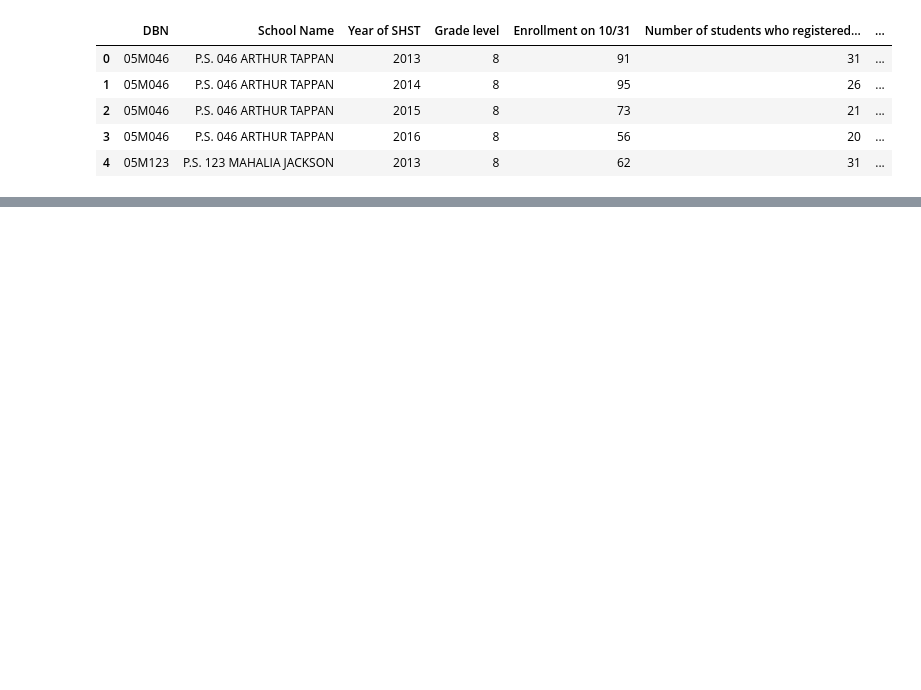
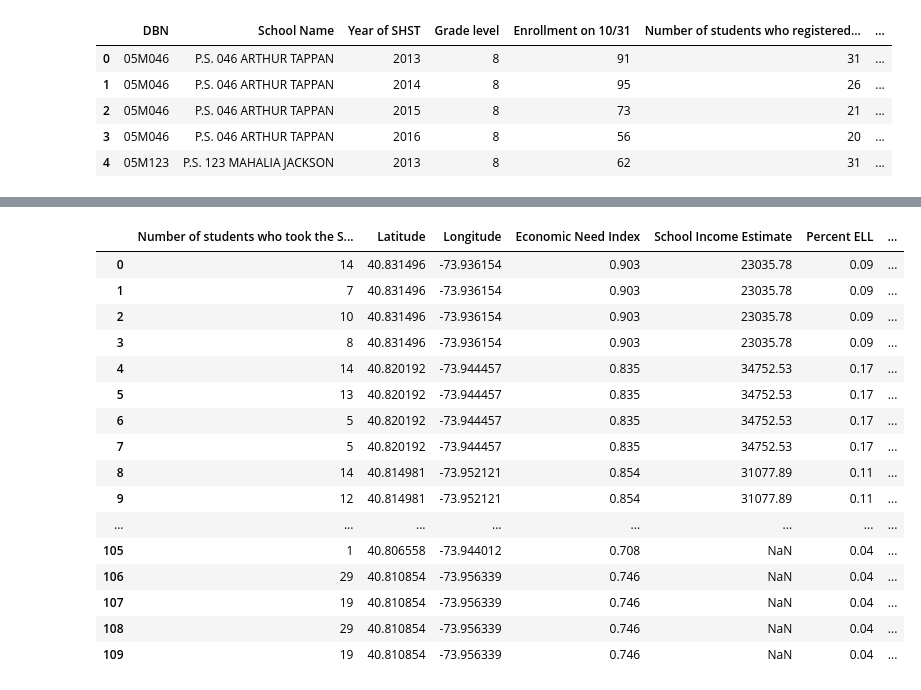
Before and after one commit to gdgupte/schools, a Jupyter notebook: EDA.ipynb, the cells around one changed output, grey strips where cells are left out. Cells and saved outputs as stored; diff of their text form; code cells hidden in the pictures; blank space fills up the shorter version.

```diff
--- a/EDA.ipynb
+++ b/EDA.ipynb
@@ -89,0 +97,2 @@ df
+# %%
+df['Student Attendance Rate'] = percent2float(df['Student Attendance Rate'])
@@ -89,0 +154,23 @@ df
+# %%
+df_numerical = df_first
+df_numerical = df_numerical.drop(df_numerical.loc[:,df_numerical.dtypes == object], axis=1)
+df_numerical = df_numerical.drop(df_numerical.loc[:,df_numerical.dtypes == 'category'], axis=1)
+df_numerical
+# %% [output]
+|  | Number of students who took the S... | Latitude | Longitude | Economic Need Index | School Income Estimate | Percent ELL | ... |
+| 0 | 14 | 40.831496 | -73.936154 | 0.903 | 23035.78 | 0.09 | ... |
+| 1 | 7 | 40.831496 | -73.936154 | 0.903 | 23035.78 | 0.09 | ... |
+| 2 | 10 | 40.831496 | -73.936154 | 0.903 | 23035.78 | 0.09 | ... |
+| 3 | 8 | 40.831496 | -73.936154 | 0.903 | 23035.78 | 0.09 | ... |
+| 4 | 14 | 40.820192 | -73.944457 | 0.835 | 34752.53 | 0.17 | ... |
+| 5 | 13 | 40.820192 | -73.944457 | 0.835 | 34752.53 | 0.17 | ... |
+| 6 | 5 | 40.820192 | -73.944457 | 0.835 | 34752.53 | 0.17 | ... |
+| 7 | 5 | 40.820192 | -73.944457 | 0.835 | 34752.53 | 0.17 | ... |
+| 8 | 14 | 40.814981 | -73.952121 | 0.854 | 31077.89 | 0.11 | ... |
+| 9 | 12 | 40.814981 | -73.952121 | 0.854 | 31077.89 | 0.11 | ... |
+| ... | ... | ... | ... | ... | ... | ... | ... |
+| 105 | 1 | 40.806558 | -73.944012 | 0.708 | NaN | 0.04 | ... |
+| 106 | 29 | 40.810854 | -73.956339 | 0.746 | NaN | 0.04 | ... |
+| 107 | 19 | 40.810854 | -73.956339 | 0.746 | NaN | 0.04 | ... |
+| 108 | 29 | 40.810854 | -73.956339 | 0.746 | NaN | 0.04 | ... |
+| 109 | 19 | 40.810854 | -73.956339 | 0.746 | NaN | 0.04 | ... |
```
Also changed, not shown: parts of 21 cells of this notebook.
